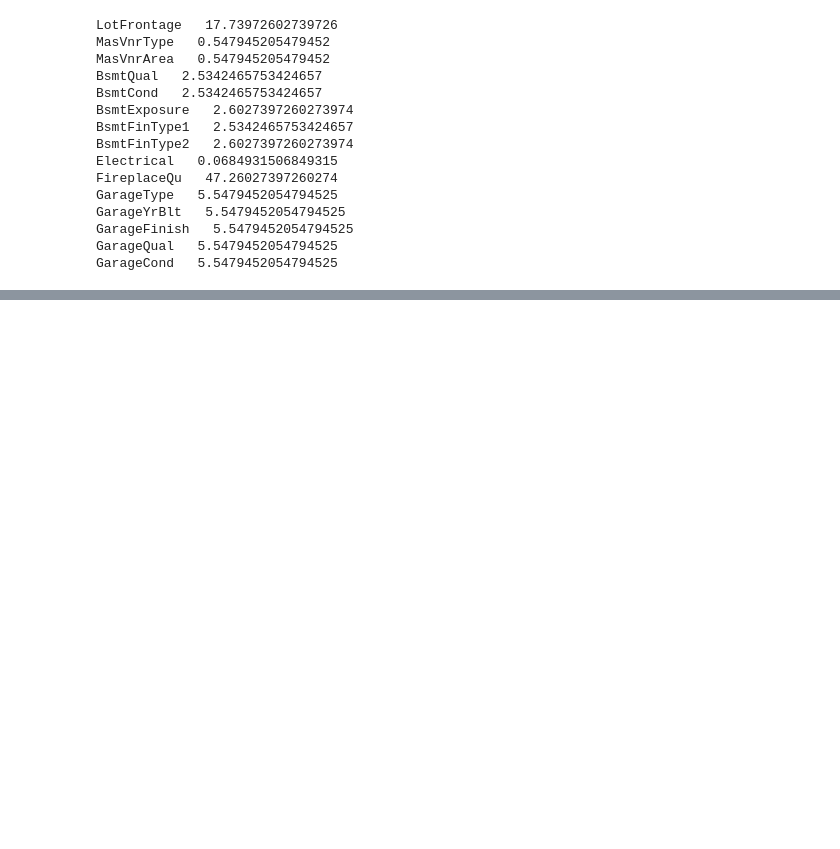
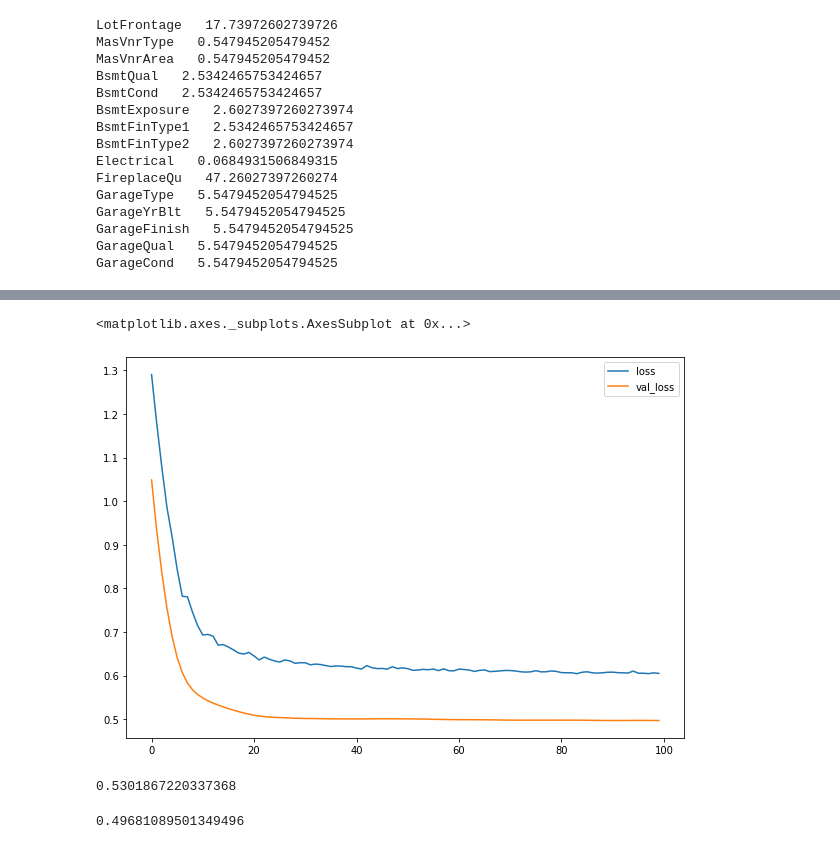
Before and after one commit to Mark-Kinyua/Task1_ML_Group2, a Jupyter notebook: group_task2_ML_ICS.ipynb, the cells around one changed output, grey strips where cells are left out. Saved outputs shown, nothing was run; the diff lists cells and outputs as text; code cells hidden in the pictures; blank space fills up the shorter version.

```diff
--- a/group_task2_ML_ICS.ipynb
+++ b/group_task2_ML_ICS.ipynb
@@ -133,0 +377,20 @@ data.dropna(axis=1, thresh=0.5 * (len(data)), inplace=True)
+# %%
+model = Sequential()
+# %%
+# input layer
+model.add(Dense(78, activation = 'relu'))
+model.add(Dropout(0.2))
+
+# hidden layer
+model.add(Dense(39, activation = 'relu'))
+model.add(Dropout(0.2))
+
+# hidden layer
+model.add(Dense(19, activation = 'relu'))
+model.add(Dropout(0.2))
+
+# output layer
+model.add(Dense(units=1, activation = 'sigmoid'))
+
+# compile model
+model.compile(loss='mse', optimizer='adam')
@@ -133,0 +399,6 @@ data.dropna(axis=1, thresh=0.5 * (len(data)), inplace=True)
+# %%
+model.fit(X_train, y_train,
+         validation_data=(X_test, y_test),
+         epochs = 100,
+         batch_size=256
+         )
@@ -133,0 +426,3 @@ data.dropna(axis=1, thresh=0.5 * (len(data)), inplace=True)
+# %%
+losses = pd.DataFrame(model.history.history)
+losses
@@ -133,0 +443,5 @@ data.dropna(axis=1, thresh=0.5 * (len(data)), inplace=True)
+# %%
+losses.plot()
+# %% [output]
+<matplotlib.axes._subplots.AxesSubplot at 0x...>
+[figure, added]
@@ -133,0 +450,8 @@ data.dropna(axis=1, thresh=0.5 * (len(data)), inplace=True)
+# %%
+mean_absolute_error(y_test,y_hat)
+# %% [output]
+0.5301867220337368
+# %%
+mean_squared_error(y_test, y_hat)
+# %% [output]
+0.49681089501349496
```
Also changed, not shown: parts of 49 cells of this notebook.
